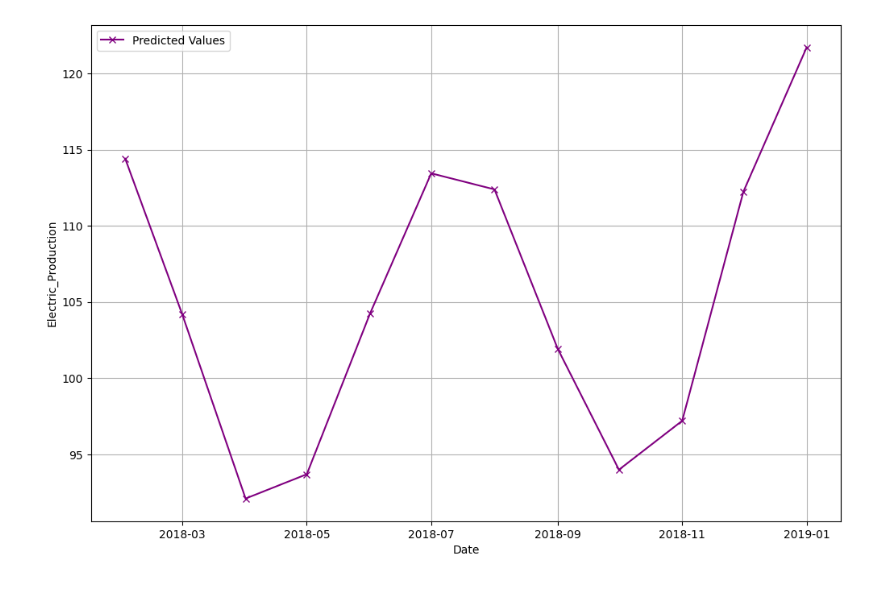
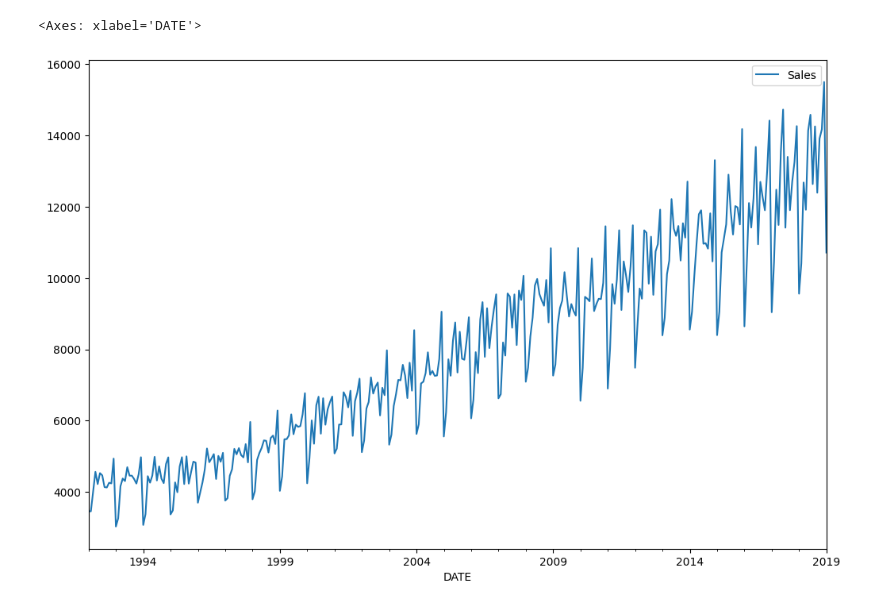
Before and after one commit to Heymalhar/Time-Series-Analysis-Practice, a Jupyter notebook: 2.ipynb, the cells around one changed output. Drawn from its saved outputs; the diff is of its cells as text; code cells hidden in the pictures.

```diff
--- a/2.ipynb
+++ b/2.ipynb
@@ -264,12 +23,0 @@ array([114.40247486, 104.17067427,  92.10211325,  93.69697989,
-# %%
-data['DATE'] = pd.to_datetime(data['DATE'])
-
-start_date = pd.to_datetime('2018-02-01')
-end_date = pd.to_datetime('2019-01-01')
-
-future_dates = pd.date_range(start=start_date, end=end_date, freq='MS')
-
-future_df = pd.DataFrame({
-    'Date': future_dates,
-    'Predicted_Values': forecast2.values
-})
@@ -303,10 +24,6 @@ plt.show()
-# %%
-plt.figure(figsize=(12, 8))
-plt.plot(future_df['Date'], future_df['Predicted_Values'], label='Predicted Values', marker='x', color='Purple')
-plt.xlabel('Date')
-plt.ylabel('Electric_Production')
-plt.grid()
-plt.legend()
-plt.show()
-# %% [output]
-[figure, removed]
+# %%
+data.columns = ['Sales']
+data.plot(figsize=(12,8))
+# %% [output]
+<Axes: xlabel='DATE'>
+[figure, added]
```
Also changed, not shown: parts of 45 cells of this notebook, 7 other files.
